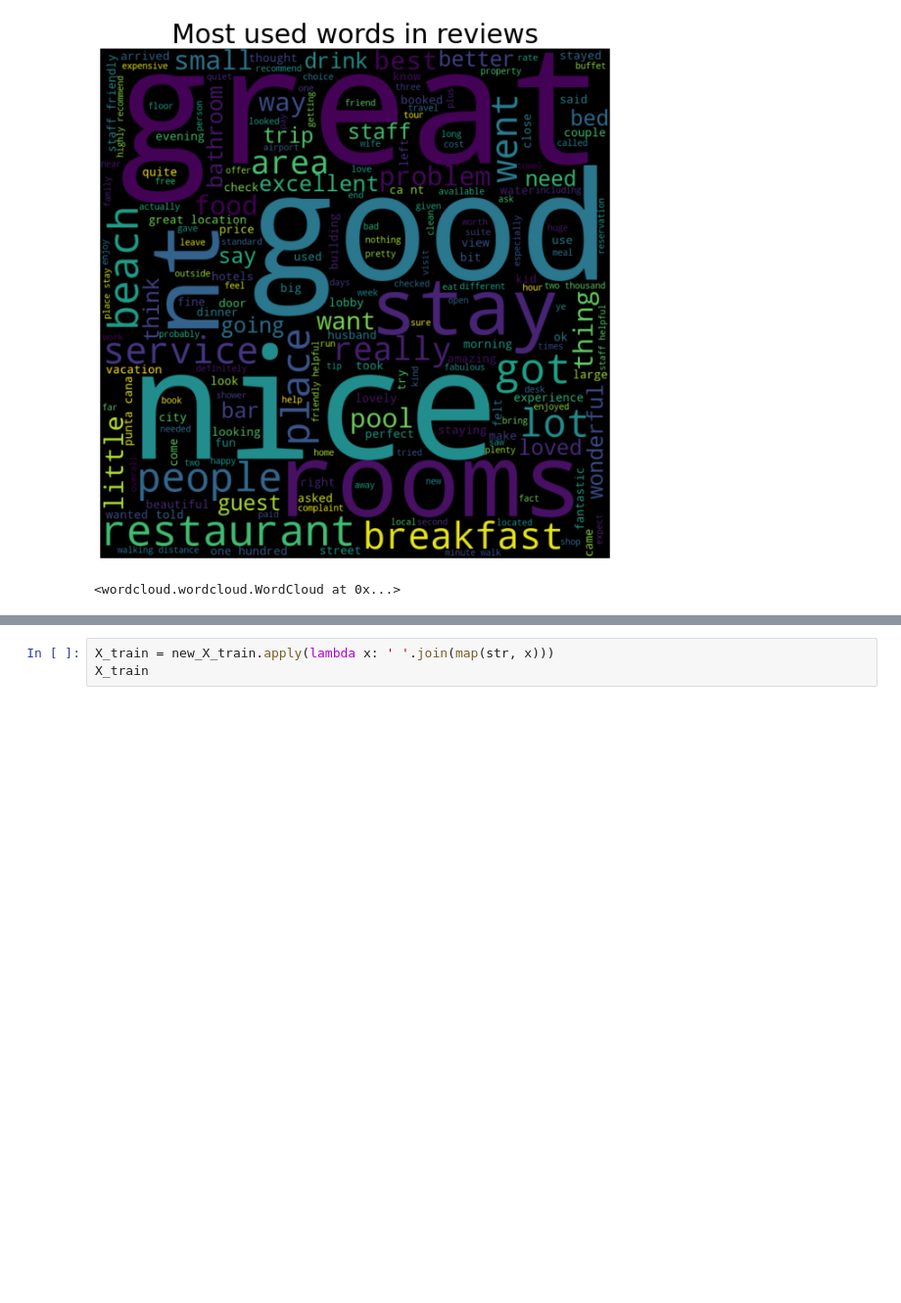
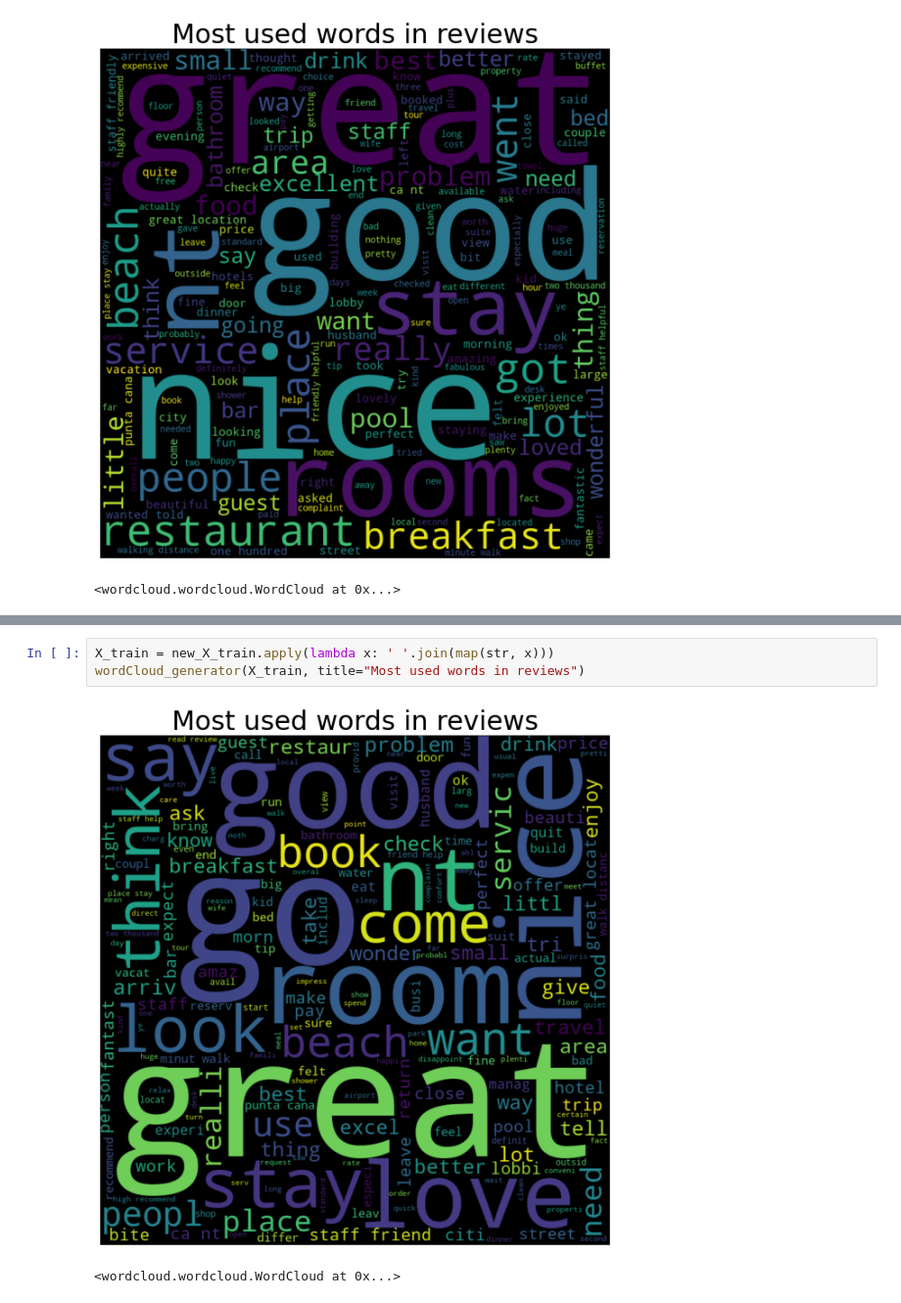
Before and after one commit to sofiaalvarezlopez/MLT-Lab2, a Jupyter notebook: Laboratorio 2 - MLT.ipynb, the cells around one changed output, grey strips where cells are left out. Shown at 98% size. Drawn from its saved outputs; the diff is of its cells as text; blank space fills up the shorter version.

```diff
--- a/Laboratorio 2 - MLT.ipynb
+++ b/Laboratorio 2 - MLT.ipynb
@@ -214,3 +219,6 @@ LookupError:
 # %%
 X_train = new_X_train.apply(lambda x: ' '.join(map(str, x)))
-X_train
+wordCloud_generator(X_train, title="Most used words in reviews")
+# %% [output]
+[figure, added]
+<wordcloud.wordcloud.WordCloud at 0x...>
```
Also changed, not shown: parts of 5 cells of this notebook.
